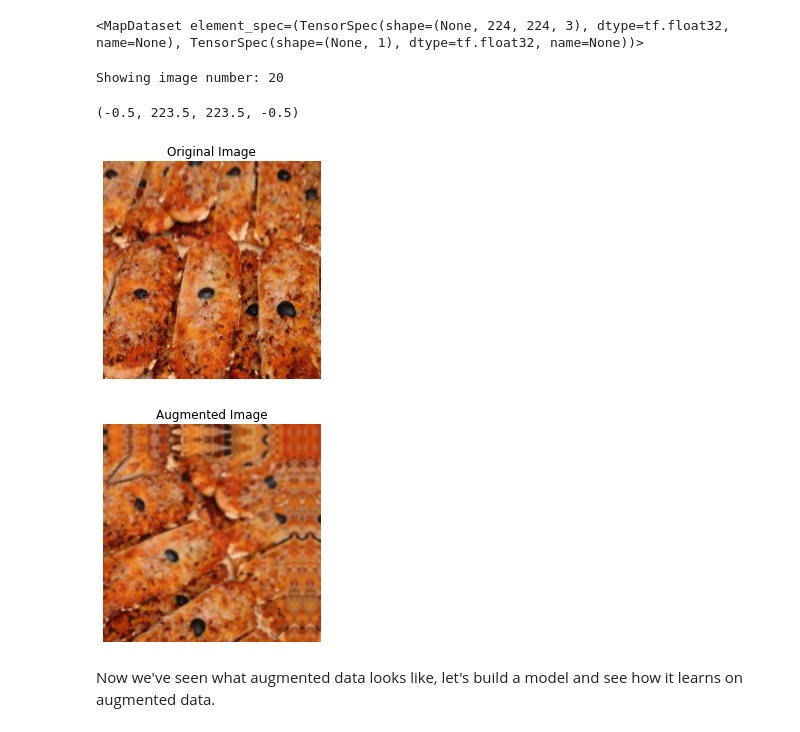
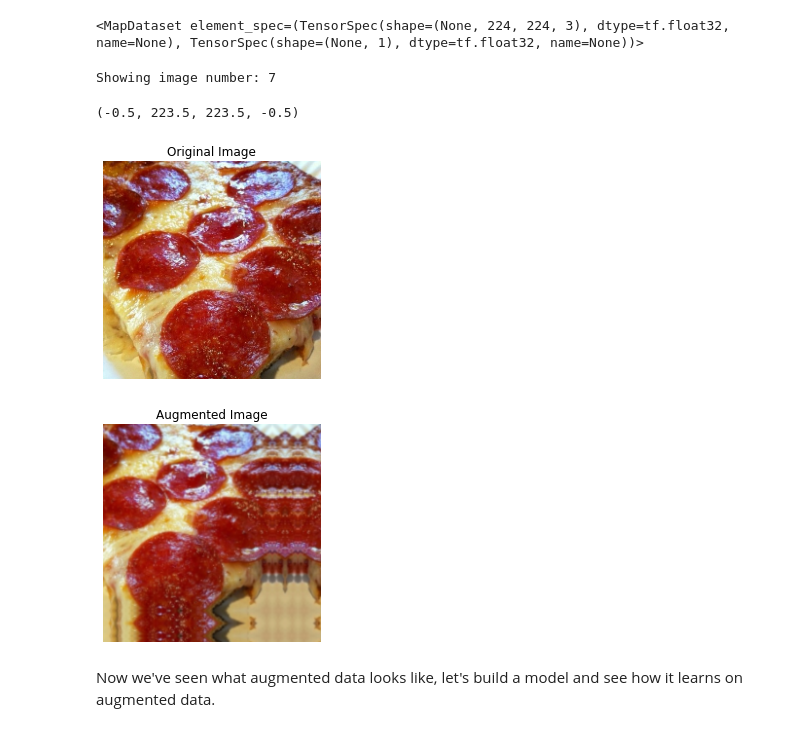
Before and after one commit to johanesPao/tensorflow_developer_certificate, a Jupyter notebook: 03_introduction_to_computer_vision_with_tensorflow.ipynb, the cells around one changed output. Cells and saved outputs as stored; diff of their text form; code cells hidden in the pictures.

```diff
--- a/03_introduction_to_computer_vision_with_tensorflow.ipynb
+++ b/03_introduction_to_computer_vision_with_tensorflow.ipynb
@@ -764,22 +764,22 @@ augmented_images, augmented_labels = augmented_iterator.get_next()
 # %%
 # Show original image and augmented image
 import random
 
-random_number = random.randint(0, 32)
+random_number = random.randint(0, 10)
 
 print(f'Showing image number: {random_number}')
 plt.imshow(images[random_number])
 plt.title('Original Image')
 plt.axis(False)
 plt.figure()
 plt.imshow(augmented_images[random_number])
 plt.title('Augmented Image')
 plt.axis(False)
 # %% [output]
-Showing image number: 20
+Showing image number: 7
 (-0.5, 223.5, 223.5, -0.5)
-[figure, old version]
+[figure, new version]
-[figure, old version]
+[figure, new version]
 # %% [markdown]
 Now we've seen what augmented data looks like, let's build a model and see how it learns on augmented data.
 # %%
```
Also changed, not shown: parts of 90 cells of this notebook.
